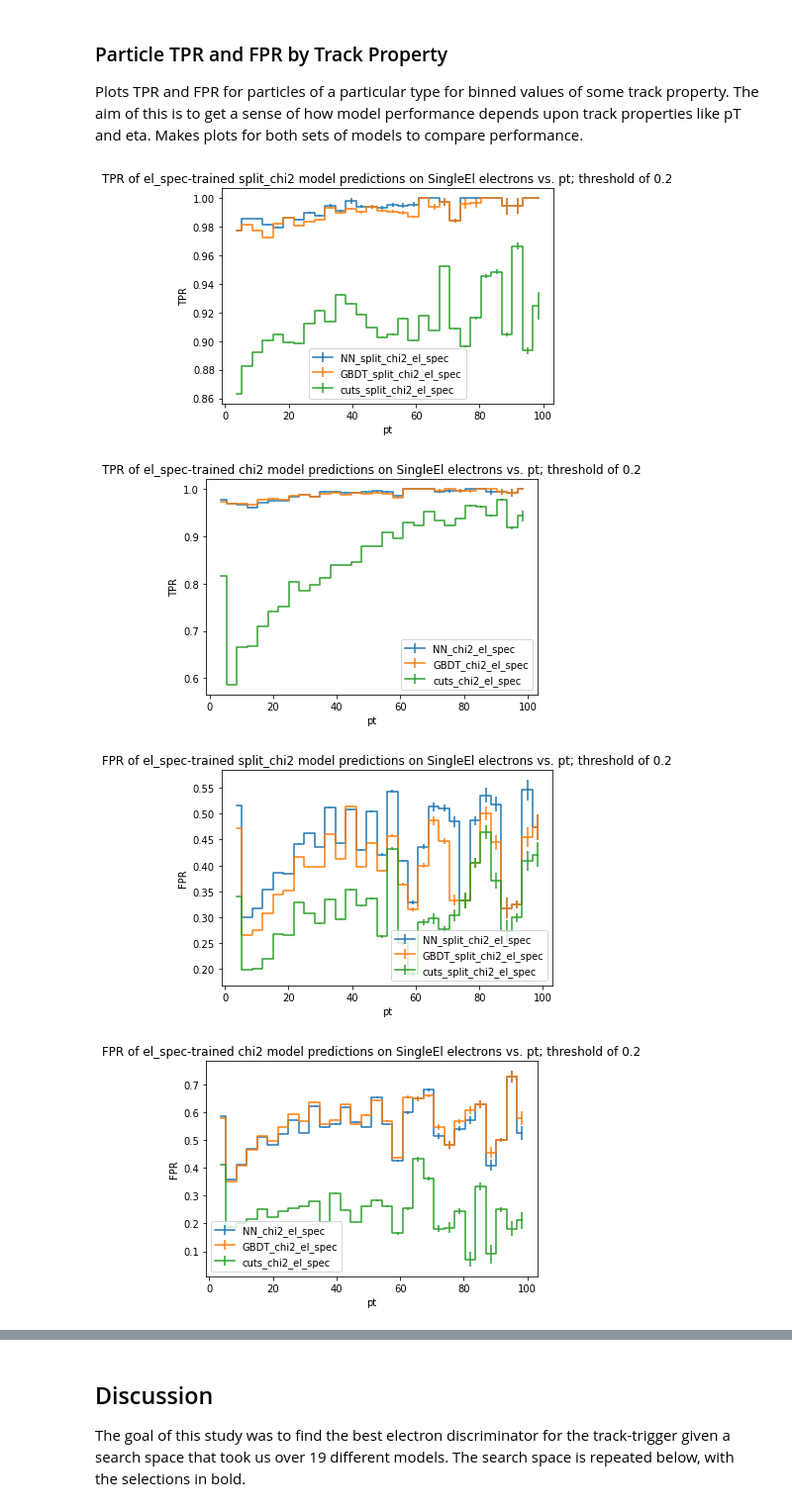
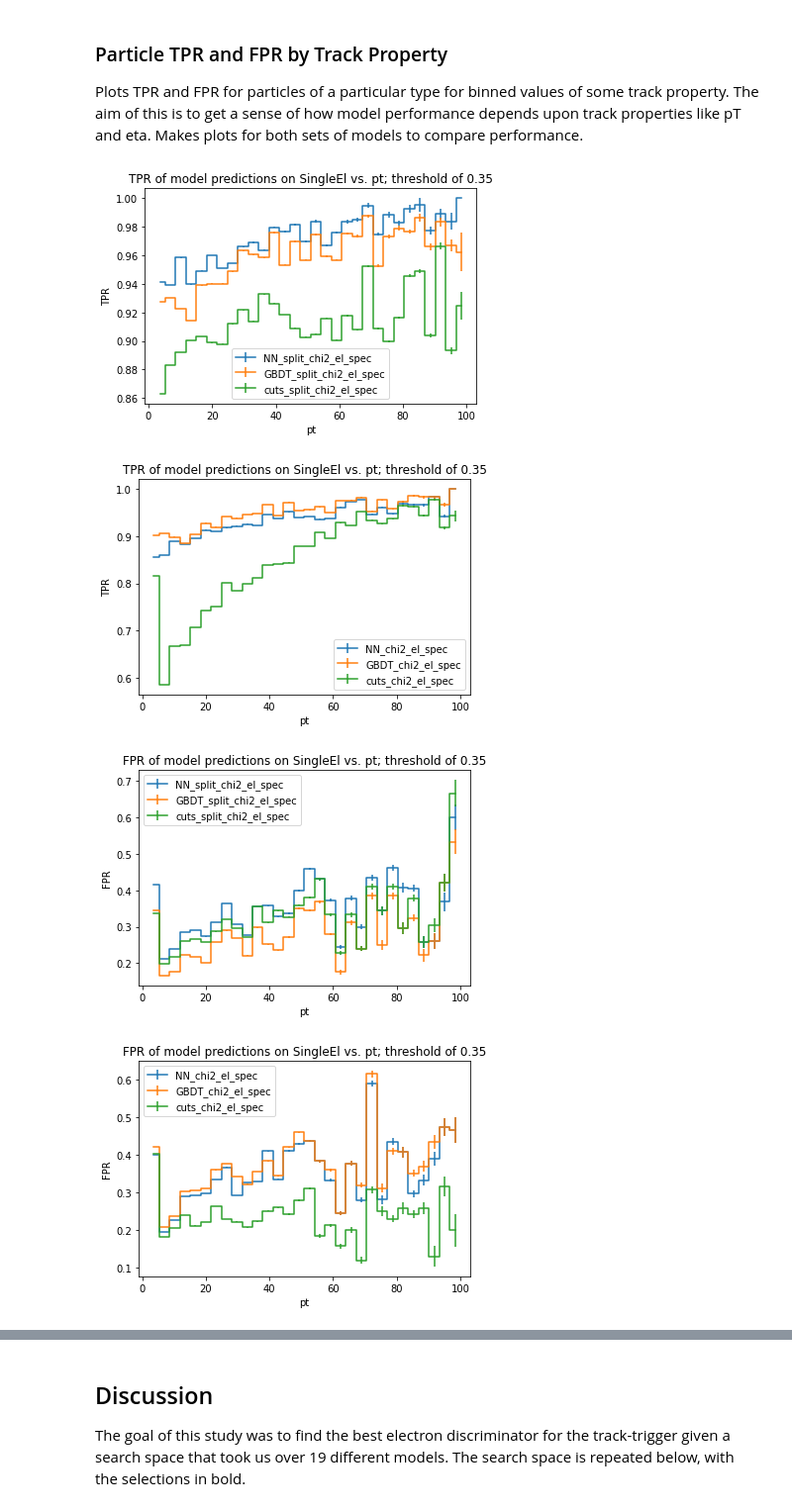
Before and after one commit to cqpancoast/cms-tracktrigger-ml, a Jupyter notebook: electronstudy.ipynb, the cells around one changed output, grey strips where cells are left out. Shown at 99% size. Saved outputs shown, nothing was run; the diff lists cells and outputs as text; code cells hidden in the pictures.

```diff
--- a/electronstudy.ipynb
+++ b/electronstudy.ipynb
@@ -529,9 +522,9 @@ def plot_rocs(test_ds, train_ds_name, model_set_name, xlims=(0, .5), ylims=(.7,
     already has predictions with discriminator keys of the form "NN_{}",
     "GBDT_{}", and "cuts_{}"."""
 
-    NN_pred_name = "NN_{}_{}".format(model_set_name, train_ds_name)
-    GBDT_pred_name = "GBDT_{}_{}".format(model_set_name, train_ds_name)
-    cut_pred_name = "cuts_{}_{}".format(model_set_name, train_ds_name)
+    NN_pred_name = f"NN_{model_set_name}_{train_ds_name}"
+    GBDT_pred_name = f"GBDT_{model_set_name}_{train_ds_name}"
+    cut_pred_name = f"cuts_{model_set_name}_{train_ds_name}"
     return ndmlplot.plot_rocs(test_ds, [NN_pred_name, GBDT_pred_name], [cut_pred_name], xlims=xlims, ylims=ylims)
 # %%
 for test_ds, test_ds_name in zip([zee_test_ds, single_el_test_ds], ["ZEE electrons", "SingleEl electrons"]):
@@ -539,5 +532,5 @@ for test_ds, test_ds_name in zip([zee_test_ds, single_el_test_ds], ["ZEE electro
     for train_dataset_name in train_dataset_names:  # iterate through names of trained-on datasets ("el_spec", etc.)
         for model_set_name in model_set_names:      # iterate through model set names ("chi2", "split_chi2")
             ax = plot_rocs(test_ds, train_dataset_name, model_set_name)
-            ax.set_title("ROC curve of {} predicted by {} {}".format(test_ds_name, train_dataset_name, model_set_name))
+            ax.set_title(f"ROC curve of {test_ds_name} predicted by {train_dataset_name} {model_set_name}")
 # %% [output]
@@ -563,9 +556,9 @@ def overlay_predictions_by_track_property(test_ds, test_ds_name, train_ds_name,
     model_set_name, pred_comparison, pred_comp_name, binning_prop, bins, threshold):
     """Bin a set of predictions by some track property."""
 
-    NN_pred_name = "NN_{}_{}".format(model_set_name, train_ds_name)
-    GBDT_pred_name = "GBDT_{}_{}".format(model_set_name, train_ds_name)
-    cut_pred_name = "cuts_{}_{}".format(model_set_name, train_ds_name)
+    NN_pred_name = f"NN_{model_set_name}_{train_ds_name}"
+    GBDT_pred_name = f"GBDT_{model_set_name}_{train_ds_name}"
+    cut_pred_name = f"cuts_{model_set_name}_{train_ds_name}"
 
     pred_names = [NN_pred_name, GBDT_pred_name, cut_pred_name]
 
@@ -580,18 +573,16 @@ def overlay_predictions_by_track_property(test_ds, test_ds_name, train_ds_name,
         line.set_drawstyle("steps-mid")
         line.set_marker("")
     ax.set_ylabel(pred_comp_name)
-    ax.set_title("{} of {}-trained {} model predictions on {} vs. {}; threshold of {}"
-                 .format(pred_comp_name, train_ds_name, model_set_name, test_ds_name, binning_prop, threshold))
+    ax.set_title(f"{pred_comp_name} of model predictions on {test_ds_name} electrons vs. {binning_prop}; threshold of {threshold}")
     ax.legend()
     show()
     cla()
 # %%
-def plot_predictions_by_track_property(test_ds, test_ds_name, train_ds_name):
+def plot_predictions_by_track_property(test_ds, test_ds_name, train_ds_name, threshold=0.2):
     """A control function for the above 'overlay_predictions_by_track_property'."""
 
     # A dictionary from track properties to bin specifiers
     binning_dict = {"pt": (2, 100, 30)}
-    threshold = 0.2
 
     for binning_prop, bins in zip(binning_dict.keys(), binning_dict.values()):  # Iterate through binning props
         for pred_comparison, pred_comp_name in zip(
@@ -602,12 +593,18 @@ def plot_predictions_by_track_property(test_ds, test_ds_name, train_ds_name):
             overlay_predictions_by_track_property(test_ds, test_ds_name, train_ds_name,
                 "chi2", pred_comparison, pred_comp_name, binning_prop, bins, threshold)
 # %%
-for test_ds, test_ds_name in zip([single_el_test_ds, zee_test_ds], ["SingleEl electrons", "ZEE electrons"]):
+thresholds = {"SingleEl": {"el_spec": .35, "el_spec_pt20": .15, "general": 0.2, "general_pt20": 0.2},
+              "ZEE":      {"el_spec": 0.2, "el_spec_pt20": 0.2, "general": 0.2, "general_pt20": 0.2}}
+
+for test_ds, test_ds_name in zip([single_el_test_ds, zee_test_ds], ["SingleEl", "ZEE"]):
                                                     # iterate through our two test datasets
-    for train_dataset_name in train_dataset_names:  # iterate through names of trained-on datasets ("el_spec", etc.)
-        plot_predictions_by_track_property(test_ds, test_ds_name, train_dataset_name)
+    for train_ds_name in train_dataset_names:  # iterate through names of trained-on datasets ("el_spec", etc.)
+        plot_predictions_by_track_property(test_ds,
+                                           test_ds_name,
+                                           train_ds_name,
+                                           thresholds[test_ds_name][train_ds_name])
 # %% [output]
-[figure, old version]
+[figure, new version]
-[figure, old version]
+[figure, new version]
-[figure, old version]
+[figure, new version]
-[figure, old version]
+[figure, new version]
```
Also changed, not shown: parts of 18 cells of this notebook.
